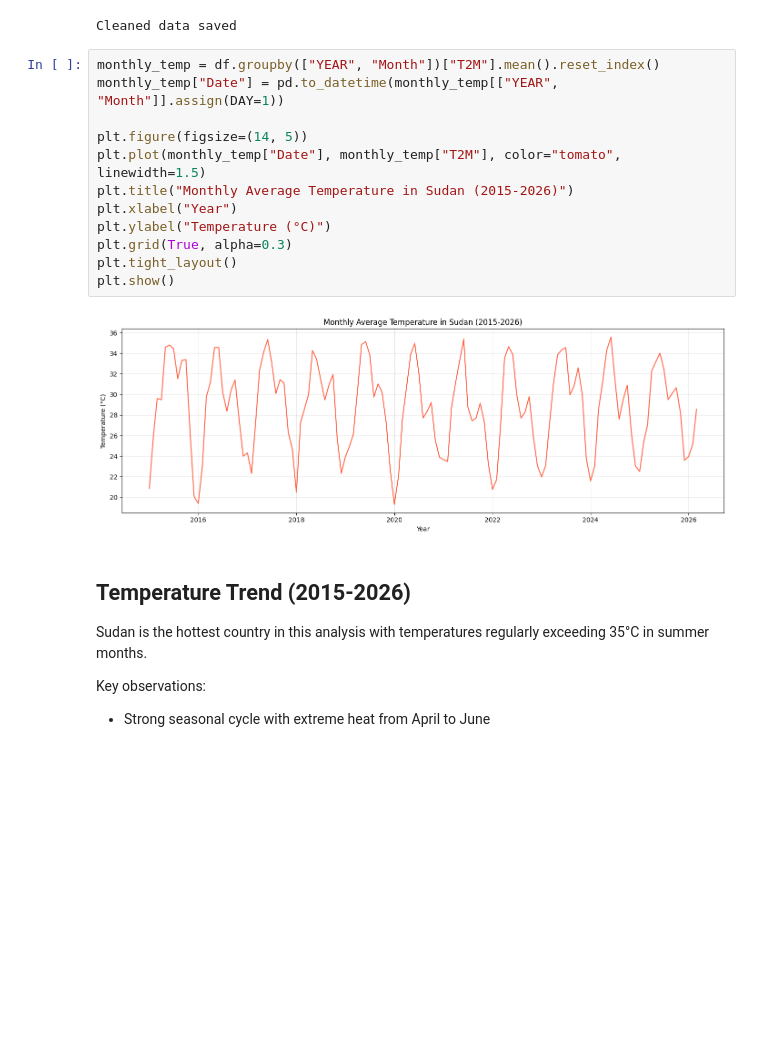
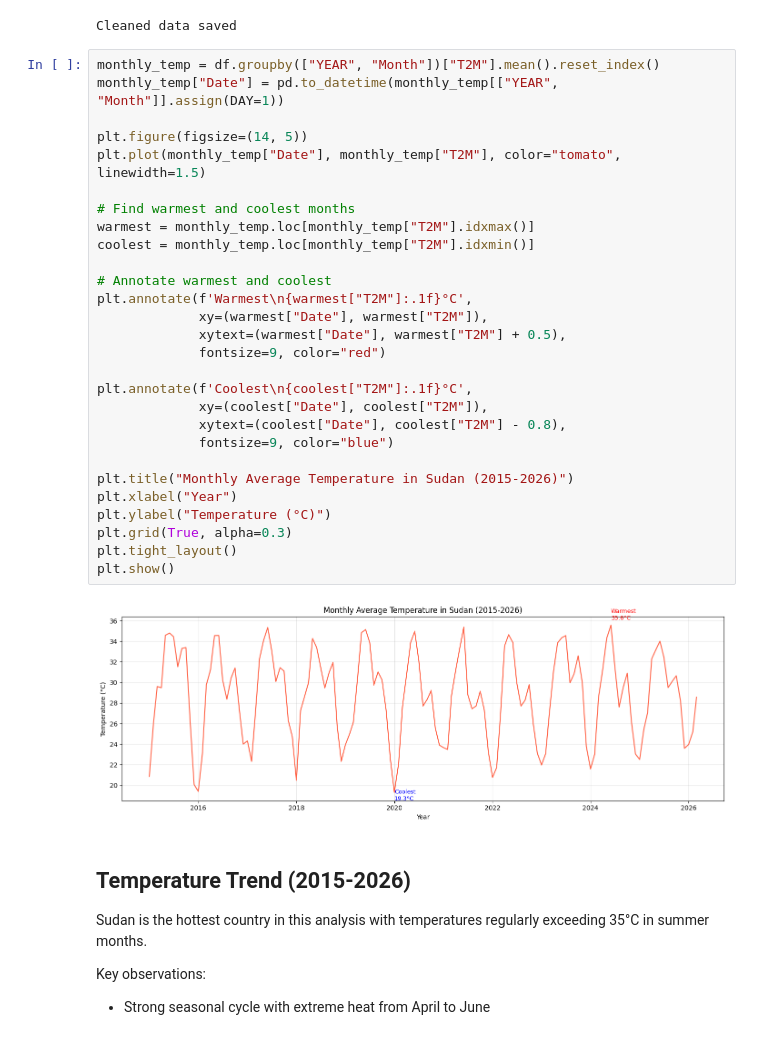
Before and after one commit to rah-salah/climate-challenge-week0, a Jupyter notebook: notebooks/sudan_eda.ipynb, the cells around one changed output. Cells and saved outputs as stored; diff of their text form; blank space fills up the shorter version.

Commit message:
fix: add warmest coolest and peak rainfall annotations to Sudan plots

```diff
--- a/notebooks/sudan_eda.ipynb
+++ b/notebooks/sudan_eda.ipynb
@@ -151,17 +151,33 @@ Cleaned data saved
 # %%
 monthly_temp = df.groupby(["YEAR", "Month"])["T2M"].mean().reset_index()
 monthly_temp["Date"] = pd.to_datetime(monthly_temp[["YEAR", "Month"]].assign(DAY=1))
 
 plt.figure(figsize=(14, 5))
 plt.plot(monthly_temp["Date"], monthly_temp["T2M"], color="tomato", linewidth=1.5)
+
+# Find warmest and coolest months
+warmest = monthly_temp.loc[monthly_temp["T2M"].idxmax()]
+coolest = monthly_temp.loc[monthly_temp["T2M"].idxmin()]
+
+# Annotate warmest and coolest
+plt.annotate(f'Warmest\n{warmest["T2M"]:.1f}°C',
+             xy=(warmest["Date"], warmest["T2M"]),
+             xytext=(warmest["Date"], warmest["T2M"] + 0.5),
+             fontsize=9, color="red")
+
+plt.annotate(f'Coolest\n{coolest["T2M"]:.1f}°C',
+             xy=(coolest["Date"], coolest["T2M"]),
+             xytext=(coolest["Date"], coolest["T2M"] - 0.8),
+             fontsize=9, color="blue")
+
 plt.title("Monthly Average Temperature in Sudan (2015-2026)")
 plt.xlabel("Year")
 plt.ylabel("Temperature (°C)")
 plt.grid(True, alpha=0.3)
 plt.tight_layout()
 plt.show()
 # %% [output]
-[figure, old version]
+[figure, new version]
 # %% [markdown]
 ## Temperature Trend (2015-2026)
 Sudan is the hottest country in this analysis with temperatures
```
Also changed, not shown: parts of 1 cell of this notebook.
